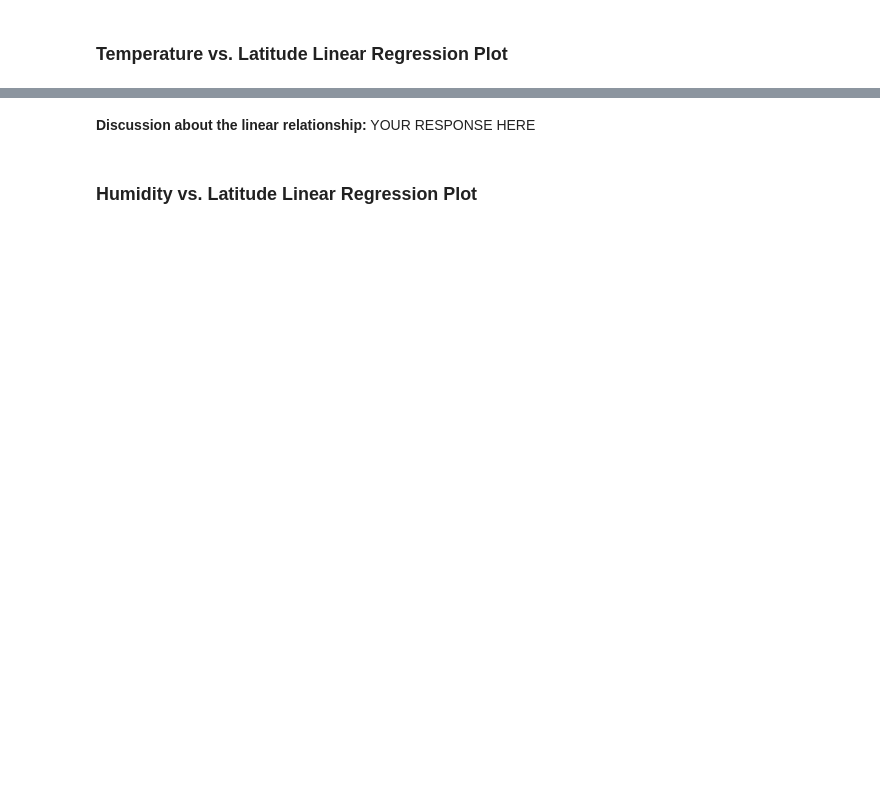
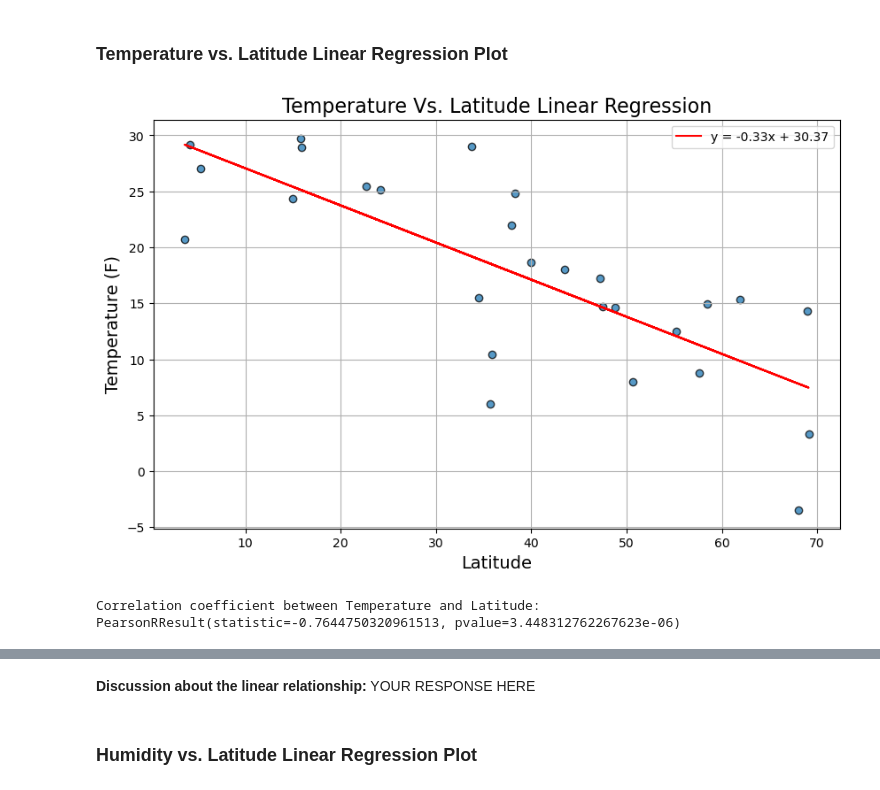
Before and after one commit to mascee/python-api-challenge, a Jupyter notebook: WeatherPy/WeatherPy.ipynb, the cells around one changed output, grey strips where cells are left out. Cells and saved outputs as stored; diff of their text form; code cells hidden in the pictures; blank space fills up the shorter version.

```diff
--- a/WeatherPy/WeatherPy.ipynb
+++ b/WeatherPy/WeatherPy.ipynb
@@ -536,34 +557,37 @@ southern_hemi_df.head()
 ###  Temperature vs. Latitude Linear Regression Plot
 # %%
 # Linear regression on Northern Hemisphere
-temperatures = northern_hemi_df["Max Temp"]
+temperatures = northern_hemi_df["Max Temp"] - 273.15
 latitudes = northern_hemi_df["Lat"]
 
 #Perform linear regression:
 (slope, intercept, rvalue, pvalue, stderr) = linregress(latitudes, temperatures)
 # Calculate the regression line values
 regress_values = latitudes * slope + intercept
 line_eq = f"y = {slope:.2f}x + {intercept:.2f}"
 
 # Plot the scatter plot
 plt.figure(figsize=(10, 6))
 plt.scatter(latitudes, temperatures, edgecolors="k", linewidths=1, alpha=0.75)
 
 # Plot the linear regression line
 plt.plot(latitudes, regress_values, "r-", label=line_eq)
 
 # Incorporate the other graph properties
 plt.title("Temperature Vs. Latitude Linear Regression", fontsize=16)
 plt.xlabel("Latitude", fontsize=14)
 plt.ylabel("Temperature (F)", fontsize=14)
 plt.legend()
 
 # Show the plot
 plt.grid(True)
 plt.show()
 
 #Calculate correlation coefficient
 correlation = st.pearsonr(latitudes, temperatures)
 print(f"Correlation coefficient between Temperature and Latitude:  {correlation}")
+# %% [output]
+[figure, added]
+Correlation coefficient between Temperature and Latitude:  PearsonRResult(statistic=-0.7644750320961513, pvalue=3.448312762267623e-06)
 # %%
 # Linear regression on Southern Hemisphere
```
Also changed, not shown: parts of 12 cells of this notebook, 1 other file.
